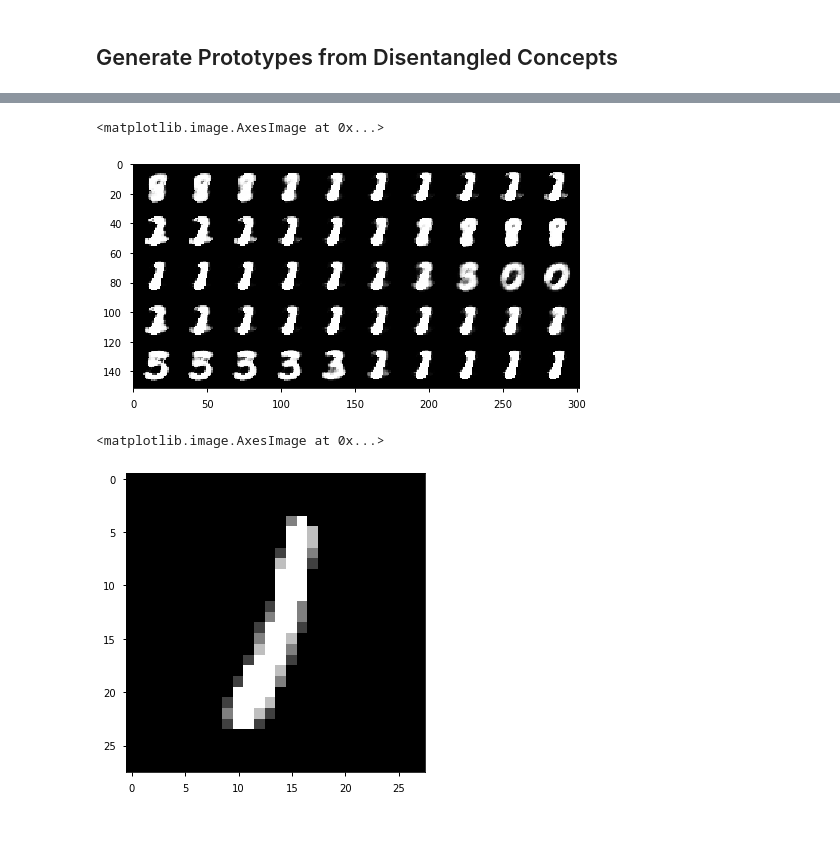
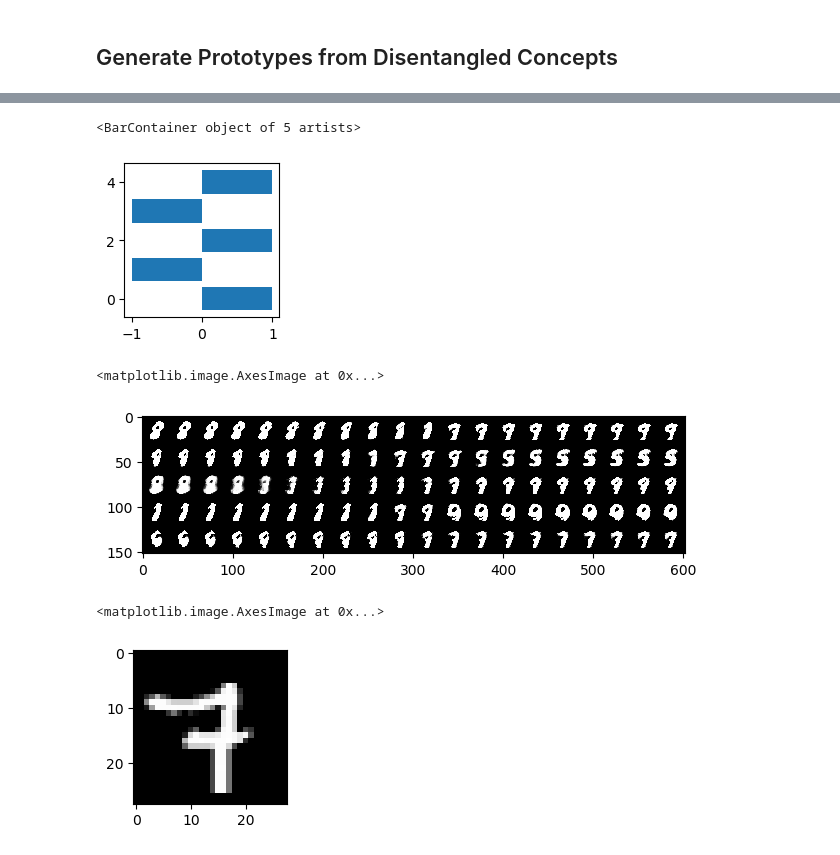
Before and after one commit to AmanDaVinci/SENN, a Jupyter notebook: notebooks/Self-Explaining-NN-with-Disentanglement.ipynb, the cells around one changed output, grey strips where cells are left out. Cells and saved outputs as stored; diff of their text form; code cells hidden in the pictures; blank space fills up the shorter version.

```diff
--- a/notebooks/Self-Explaining-NN-with-Disentanglement.ipynb
+++ b/notebooks/Self-Explaining-NN-with-Disentanglement.ipynb
@@ -206,10 +211,12 @@ Test Mean Accuracy: 94.552 %
 # %% [markdown]
 ## Generate Prototypes from Disentangled Concepts
 # %%
-num_prototypes = 10
+num_prototypes = 20
 traversal_range = 2
+# %%
+plt.rcParams['figure.figsize'] = (2, 2)
 # %%
-x = xb[-1]
+x = xb[1]
 plt.imshow(x.numpy().squeeze(), cmap='gray')
 # %% [output]
 <matplotlib.image.AxesImage at 0x...>
@@ -219,3 +224,7 @@ x_posterior_mean, x_posterior_logvar = model.vae_conceptizer.encoder(x)
+# %%
+y_pred, explanations, x_reconstruct = model(x.unsqueeze(0))
+(x_posterior_mean, x_posterior_logvar), relevances = explanations
+x_posterior_mean, x_posterior_logvar = x_posterior_mean.squeeze(-1), x_posterior_logvar.squeeze(-1)
 # %%
 concepts = x_posterior_mean.detach().numpy()
 num_concepts = concepts.shape[1]
@@ -288,10 +317,18 @@ plt.barh(range(num_concepts), concepts.squeeze())
+# %%
+relevances = relevances.squeeze(0).detach().numpy()
+plt.barh(range(num_concepts), relevances[:,y_pred.argmax(1)])
+# %% [output]
+<BarContainer object of 5 artists>
+[figure, added]
 # %%
+plt.rcParams['figure.figsize'] = (7, 7)
 plt.imshow(prototype_grid_img.transpose(1,2,0))
 # %% [output]
 <matplotlib.image.AxesImage at 0x...>
-[figure, old version]
+[figure, new version]
 # %%
+plt.rcParams['figure.figsize'] = (2,2)
 plt.imshow(x.numpy().squeeze(), cmap='gray')
 # %% [output]
 <matplotlib.image.AxesImage at 0x...>
-[figure, old version]
+[figure, new version]
```
Also changed, not shown: parts of 20 cells of this notebook, 2 other files.
